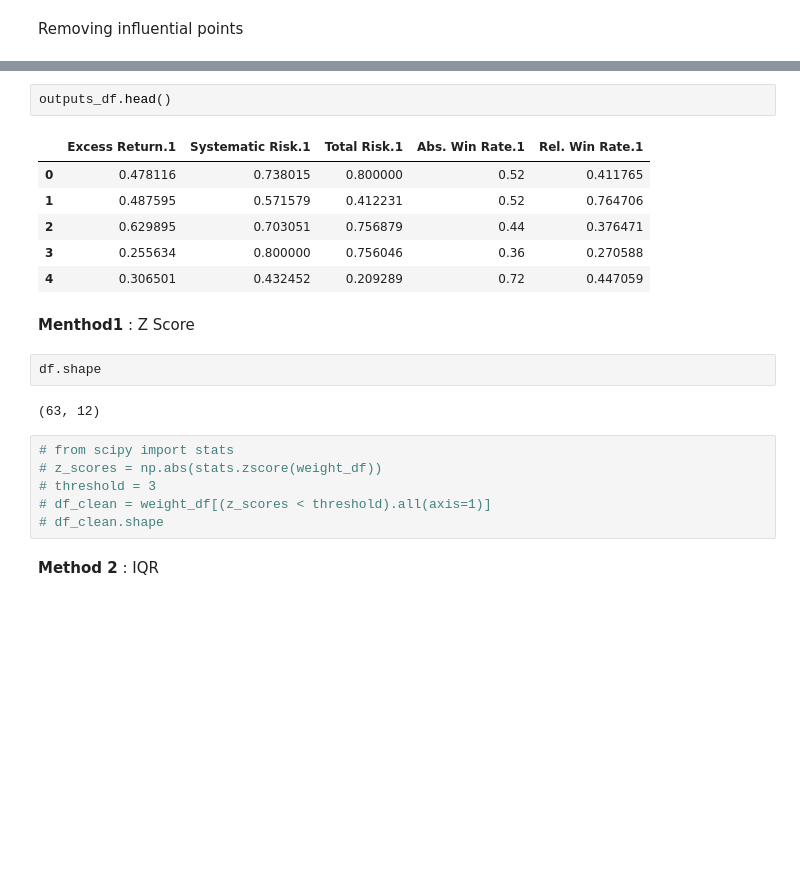
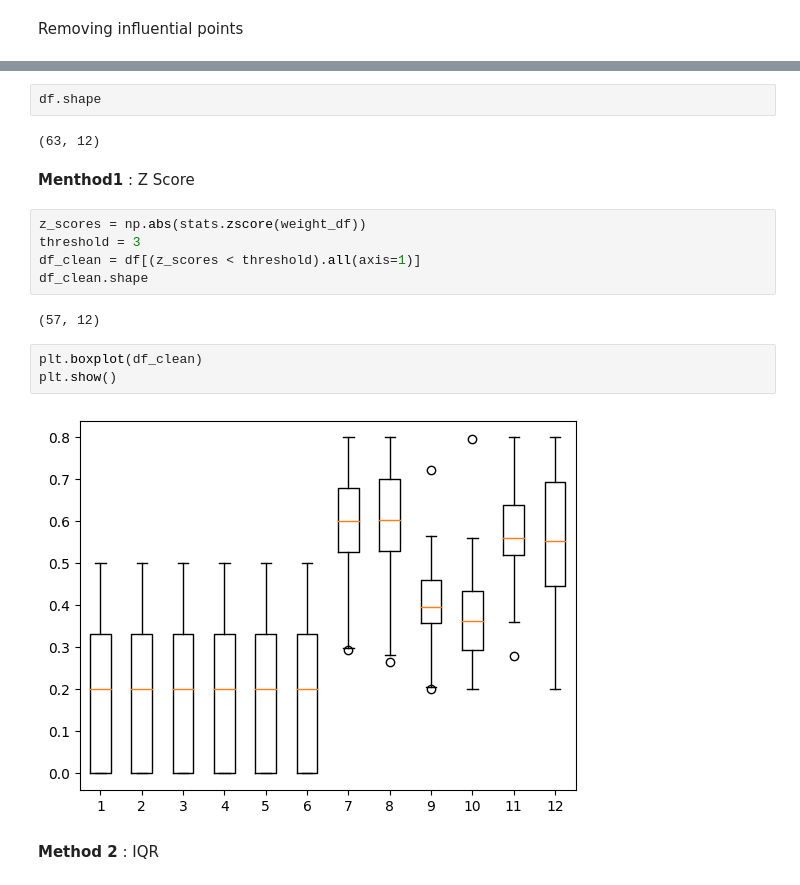
Before and after one commit to JaswanthKrishnaE/Stock-portfolio-analysis-using-multivariate-linear-regression, a Jupyter notebook: influential_points.ipynb, the cells around one changed output, grey strips where cells are left out. Drawn from its saved outputs; the diff is of its cells as text; blank space fills up the shorter version.

```diff
--- a/influential_points.ipynb
+++ b/influential_points.ipynb
@@ -66,24 +76,21 @@ weight_df.head()
-# %%
-outputs_df.head()
-# %% [output]
-|  | Excess Return.1 | Systematic Risk.1 | Total Risk.1 | Abs. Win Rate.1 | Rel. Win Rate.1 |
-| 0 | 0.478116 | 0.738015 | 0.800000 | 0.52 | 0.411765 |
-| 1 | 0.487595 | 0.571579 | 0.412231 | 0.52 | 0.764706 |
-| 2 | 0.629895 | 0.703051 | 0.756879 | 0.44 | 0.376471 |
-| 3 | 0.255634 | 0.800000 | 0.756046 | 0.36 | 0.270588 |
-| 4 | 0.306501 | 0.432452 | 0.209289 | 0.72 | 0.447059 |
+# %%
+df.shape
+# %% [output]
+(63, 12)
 # %% [markdown]
 **Menthod1** : Z Score
-# %%
-df.shape
-# %% [output]
-(63, 12)
 # %%
-# from scipy import stats
-# z_scores = np.abs(stats.zscore(weight_df))
-# threshold = 3
-# df_clean = weight_df[(z_scores < threshold).all(axis=1)]
-# df_clean.shape
+z_scores = np.abs(stats.zscore(weight_df))
+threshold = 3
+df_clean = df[(z_scores < threshold).all(axis=1)]
+df_clean.shape
+# %% [output]
+(57, 12)
+# %%
+plt.boxplot(df_clean)
+plt.show()
+# %% [output]
+[figure, added]
 # %% [markdown]
 **Method 2** : IQR
 # %%
```
Also changed, not shown: parts of 23 cells of this notebook.
